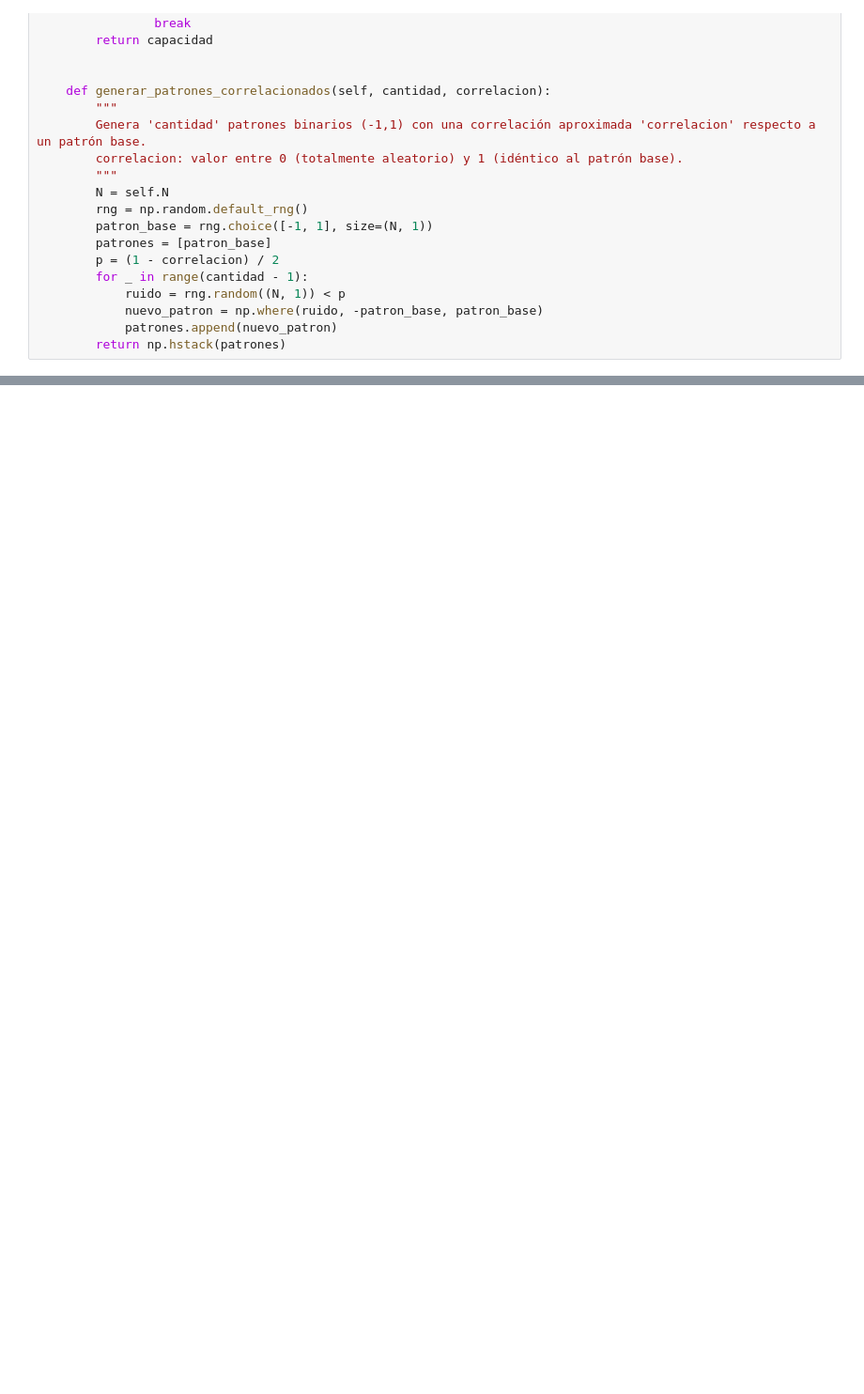
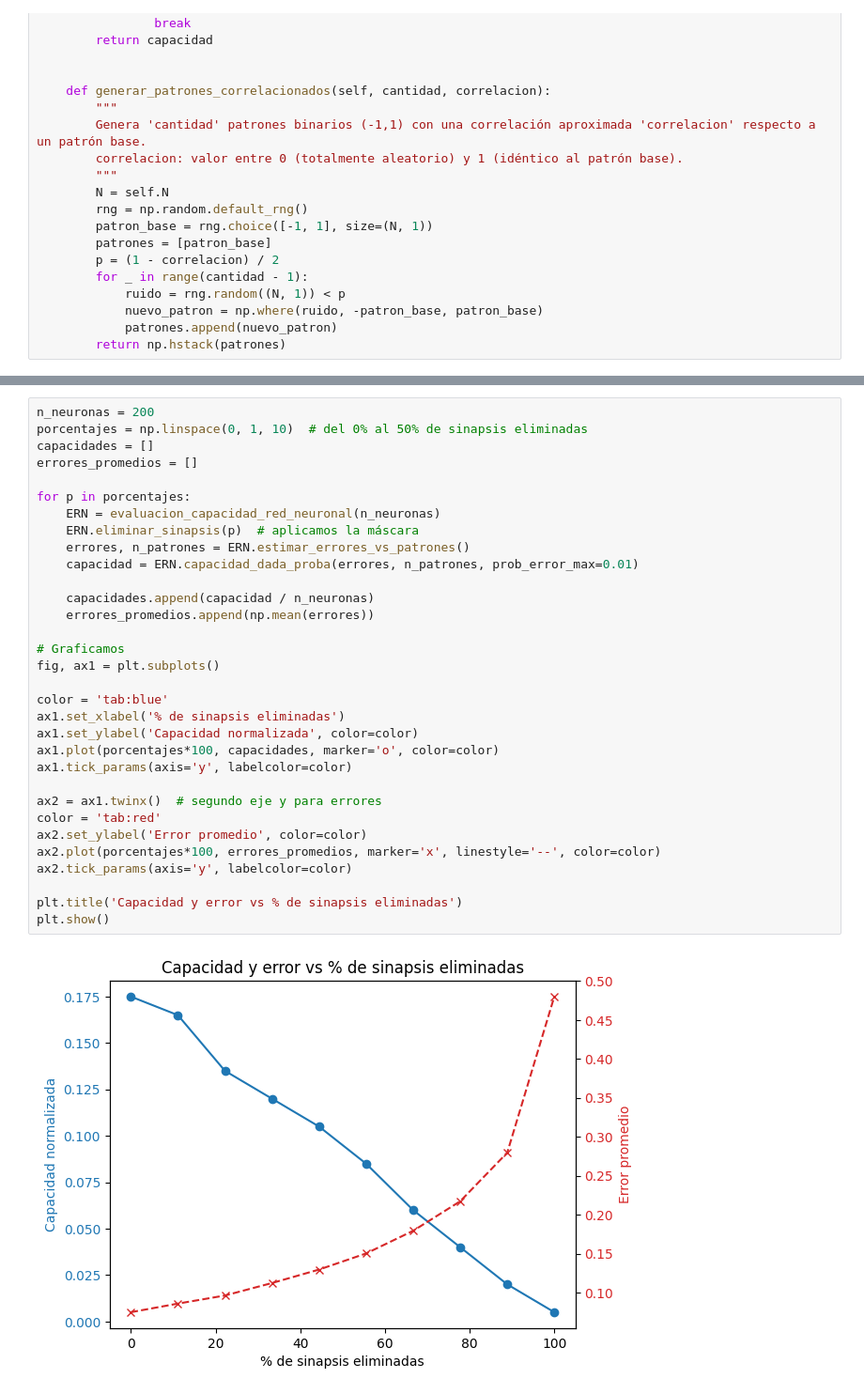
Before and after one commit to Icavicchioli/Redes-neuronales, a Jupyter notebook: Ej3_tp1.ipynb, the cells around one changed output, grey strips where cells are left out. Shown at 94% size. Drawn from its saved outputs; the diff is of its cells as text; blank space fills up the shorter version.

```diff
--- a/Ej3_tp1.ipynb
+++ b/Ej3_tp1.ipynb
@@ -305,0 +361,34 @@ plt.show()
+# %%
+n_neuronas = 200
+porcentajes = np.linspace(0, 1, 10)  # del 0% al 50% de sinapsis eliminadas
+capacidades = []
+errores_promedios = []
+
+for p in porcentajes:
+    ERN = evaluacion_capacidad_red_neuronal(n_neuronas)
+    ERN.eliminar_sinapsis(p)  # aplicamos la máscara
+    errores, n_patrones = ERN.estimar_errores_vs_patrones()
+    capacidad = ERN.capacidad_dada_proba(errores, n_patrones, prob_error_max=0.01)
+
+    capacidades.append(capacidad / n_neuronas)
+    errores_promedios.append(np.mean(errores))
+
+# Graficamos
+fig, ax1 = plt.subplots()
+
+color = 'tab:blue'
+ax1.set_xlabel('% de sinapsis eliminadas')
+ax1.set_ylabel('Capacidad normalizada', color=color)
+ax1.plot(porcentajes*100, capacidades, marker='o', color=color)
+ax1.tick_params(axis='y', labelcolor=color)
+
+ax2 = ax1.twinx()  # segundo eje y para errores
+color = 'tab:red'
+ax2.set_ylabel('Error promedio', color=color)
+ax2.plot(porcentajes*100, errores_promedios, marker='x', linestyle='--', color=color)
+ax2.tick_params(axis='y', labelcolor=color)
+
+plt.title('Capacidad y error vs % de sinapsis eliminadas')
+plt.show()
+# %% [output]
+[figure, added]
```
Also changed, not shown: parts of 7 cells of this notebook, 6 other files.
